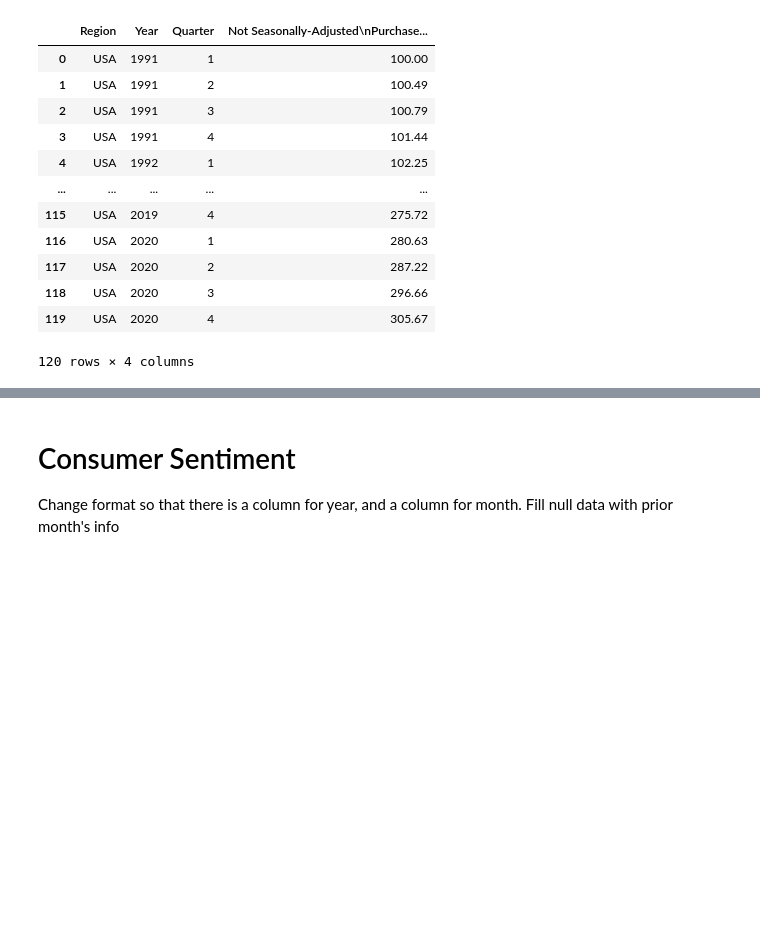
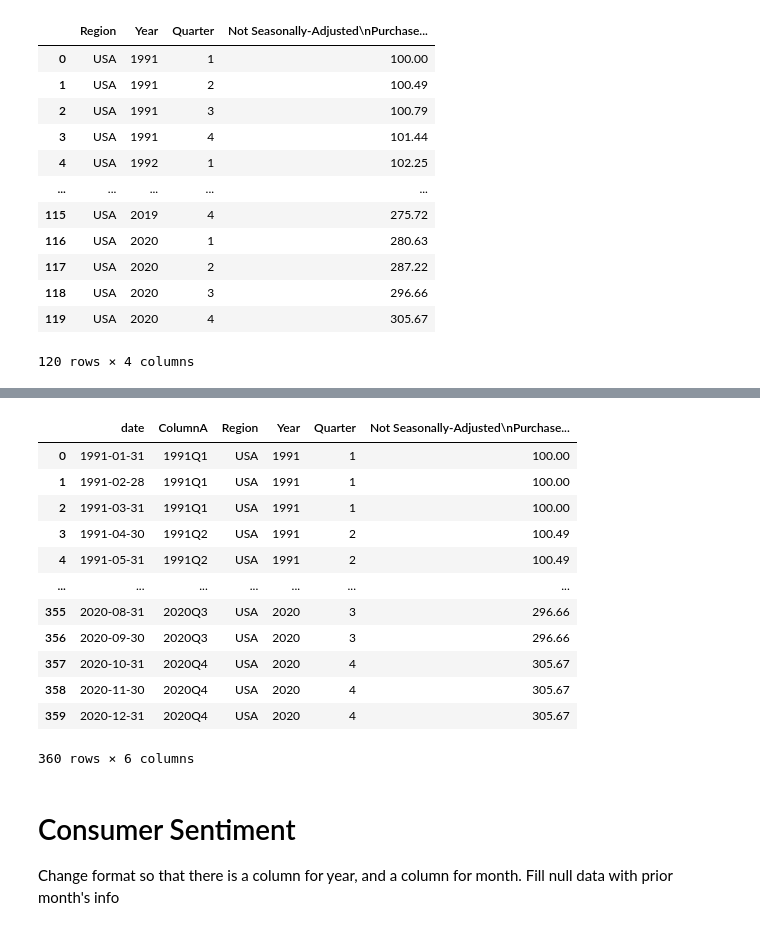
Before and after one commit to emilymcdaniel/Final_Project, a Jupyter notebook: StuctureSketch.ipynb, the cells around one changed output, grey strips where cells are left out. Saved outputs shown, nothing was run; the diff lists cells and outputs as text; code cells hidden in the pictures; blank space fills up the shorter version.

Commit message:
Homer Buyer df created

```diff
--- a/StuctureSketch.ipynb
+++ b/StuctureSketch.ipynb
@@ -234,0 +185,4 @@ dtype: object
+# %%
+#HomeBuyers_df['quarter2'] = HomeBuyers_df[(HomeBuyers_df["Year"]) & (HomeBuyers_df["Quarter"])]
+df2 = HomeBuyers_df.assign(ColumnA = HomeBuyers_df.Year.astype(str) + 'Q' + HomeBuyers_df.Quarter.astype(str))
+df2
@@ -234,0 +203,12 @@ dtype: object
+# %%
+# Build df for each desired timepoint (monthly from 1991-2020)
+Dates = []
+
+start_date = pd.to_datetime('01-01-1991')
+for j in pd.date_range(start_date, freq='M', periods=360):
+  Dates.append(j)
+# %%
+MonthlyHB_df = pd.DataFrame(Dates)
+MonthlyHB_df = MonthlyHB_df.set_axis(["date"], axis=1)
+
+MonthlyHB_df
@@ -234,0 +229,4 @@ dtype: object
+# %%
+# Convert the date to match 'ColumnA' for a merge
+MonthlyHB_df['ColumnA'] = pd.PeriodIndex(MonthlyHB_df.date, freq='Q').astype(str)
+MonthlyHB_df
@@ -235,3 +247,22 @@ dtype: object
+# %%
+#Merge dataframes on ColumnA
+
+left_join_df= pd.merge(MonthlyHB_df, df2, on='ColumnA', how='left')
+left_join_df
+# %% [output]
+|  | date | ColumnA | Region | Year | Quarter | Not Seasonally-Adjusted\nPurchase... |
+| 0 | 1991-01-31 | 1991Q1 | USA | 1991 | 1 | 100.00 |
+| 1 | 1991-02-28 | 1991Q1 | USA | 1991 | 1 | 100.00 |
+| 2 | 1991-03-31 | 1991Q1 | USA | 1991 | 1 | 100.00 |
+| 3 | 1991-04-30 | 1991Q2 | USA | 1991 | 2 | 100.49 |
+| 4 | 1991-05-31 | 1991Q2 | USA | 1991 | 2 | 100.49 |
+| ... | ... | ... | ... | ... | ... | ... |
+| 355 | 2020-08-31 | 2020Q3 | USA | 2020 | 3 | 296.66 |
+| 356 | 2020-09-30 | 2020Q3 | USA | 2020 | 3 | 296.66 |
+| 357 | 2020-10-31 | 2020Q4 | USA | 2020 | 4 | 305.67 |
+| 358 | 2020-11-30 | 2020Q4 | USA | 2020 | 4 | 305.67 |
+| 359 | 2020-12-31 | 2020Q4 | USA | 2020 | 4 | 305.67 |
+360 rows × 6 columns
 # %% [markdown]
 # Consumer Sentiment
 Change format so that there is a column for year, and a column for month.
```
Also changed, not shown: parts of 7 cells of this notebook.
